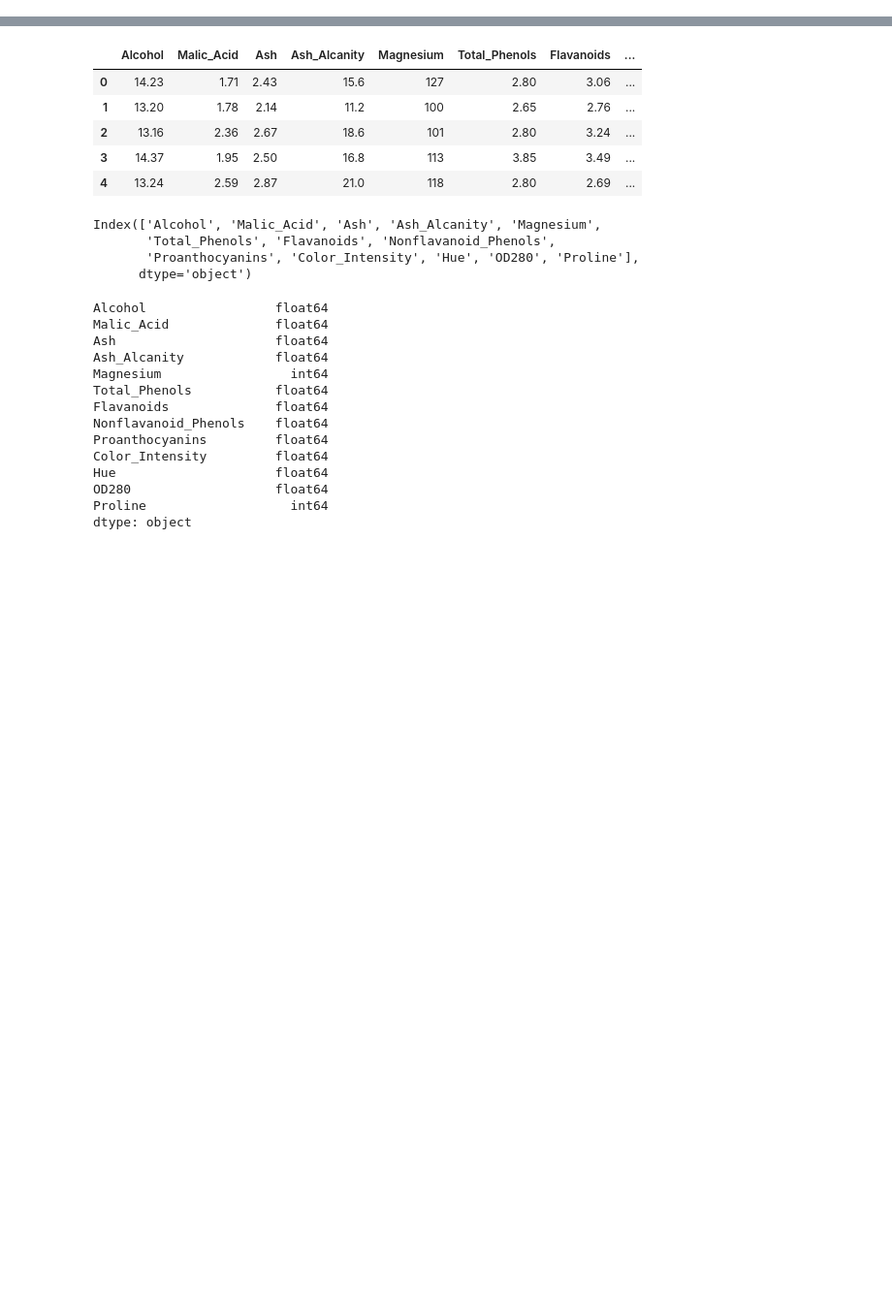
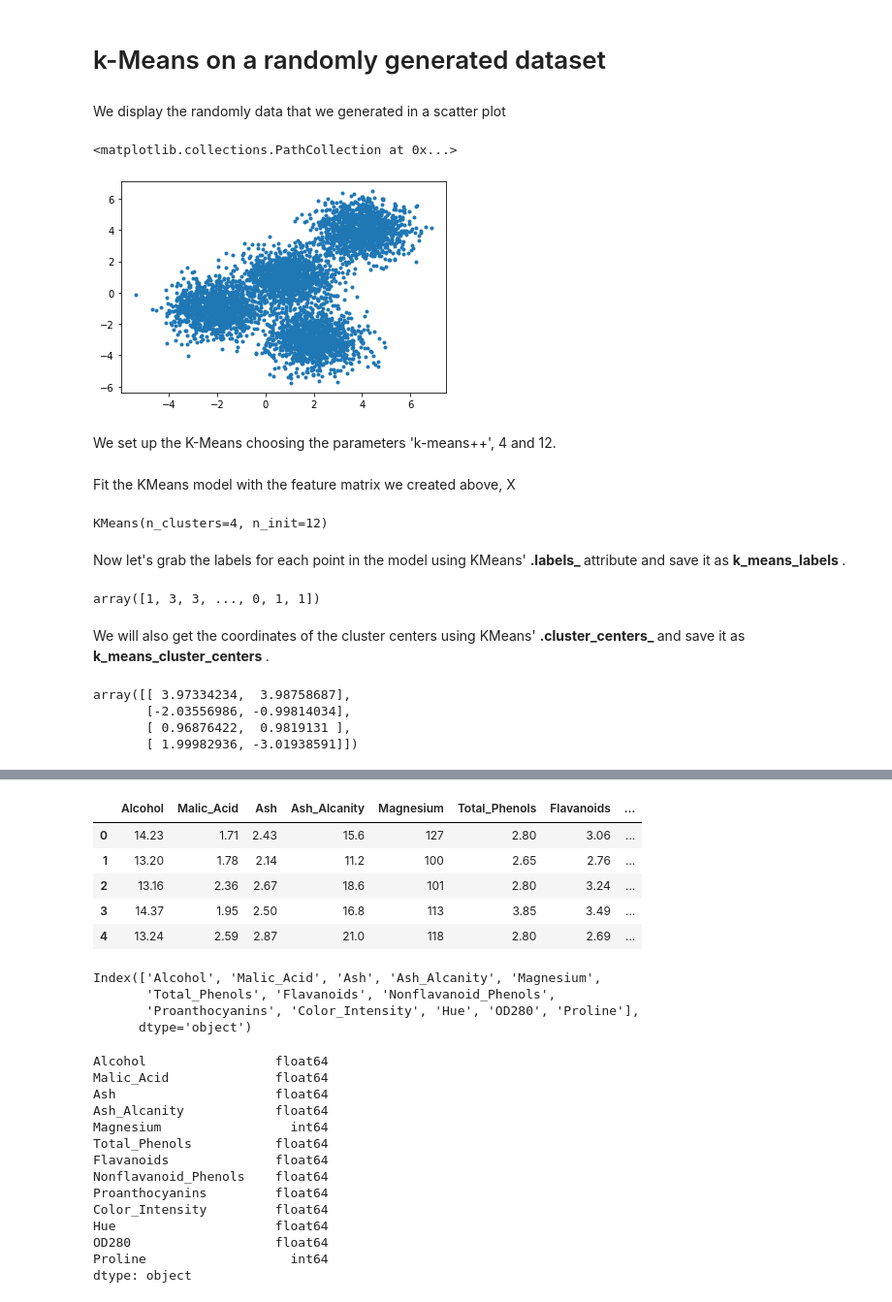
Before and after one commit to lcp87/MachineLearning, a Jupyter notebook: ML.ipynb, the cells around one changed output, grey strips where cells are left out. Shown at 97% size. Cells and saved outputs as stored; diff of their text form; code cells hidden in the pictures; blank space fills up the shorter version.

```diff
--- a/ML.ipynb
+++ b/ML.ipynb
@@ -3,0 +1,2 @@ import pandas as pd
+# %% [markdown]
+<h1 id="random_generated_dataset">k-Means on a randomly generated dataset</h1>
@@ -3,0 +77,11 @@ import pandas as pd
+# %%
+X, y = make_blobs(n_samples=5000, centers=[[4,4], [-2, -1], [2, -3], [1, 1]], cluster_std=0.9)
+# %% [markdown]
+We display the randomly data that we generated in a scatter plot
+# %%
+plt.scatter(X[:, 0], X[:, 1], marker='.')
+# %% [output]
+<matplotlib.collections.PathCollection at 0x...>
+[figure, added]
+# %% [markdown]
+We set up the K-Means choosing the parameters 'k-means++', 4 and 12.
@@ -3,0 +90,23 @@ import pandas as pd
+# %% [markdown]
+Fit the KMeans model with the feature matrix we created above, X
+# %%
+k_means.fit(X)
+# %% [output]
+KMeans(n_clusters=4, n_init=12)
+# %% [markdown]
+Now let's grab the labels for each point in the model using KMeans' <b> .labels\_ </b> attribute and save it as <b> k_means_labels </b>.
+# %%
+k_means_labels = k_means.labels_
+k_means_labels
+# %% [output]
+array([1, 3, 3, ..., 0, 1, 1])
+# %% [markdown]
+We will also get the coordinates of the cluster centers using KMeans' <b> .cluster_centers\_ </b> and save it as <b> k_means_cluster_centers </b>.
+# %%
+k_means_cluster_centers = k_means.cluster_centers_
+k_means_cluster_centers
+# %% [output]
+array([[ 3.97334234,  3.98758687],
+       [-2.03556986, -0.99814034],
+       [ 0.96876422,  0.9819131 ],
+       [ 1.99982936, -3.01938591]])
```
Also changed, not shown: parts of 7 cells of this notebook, 1 other file.
